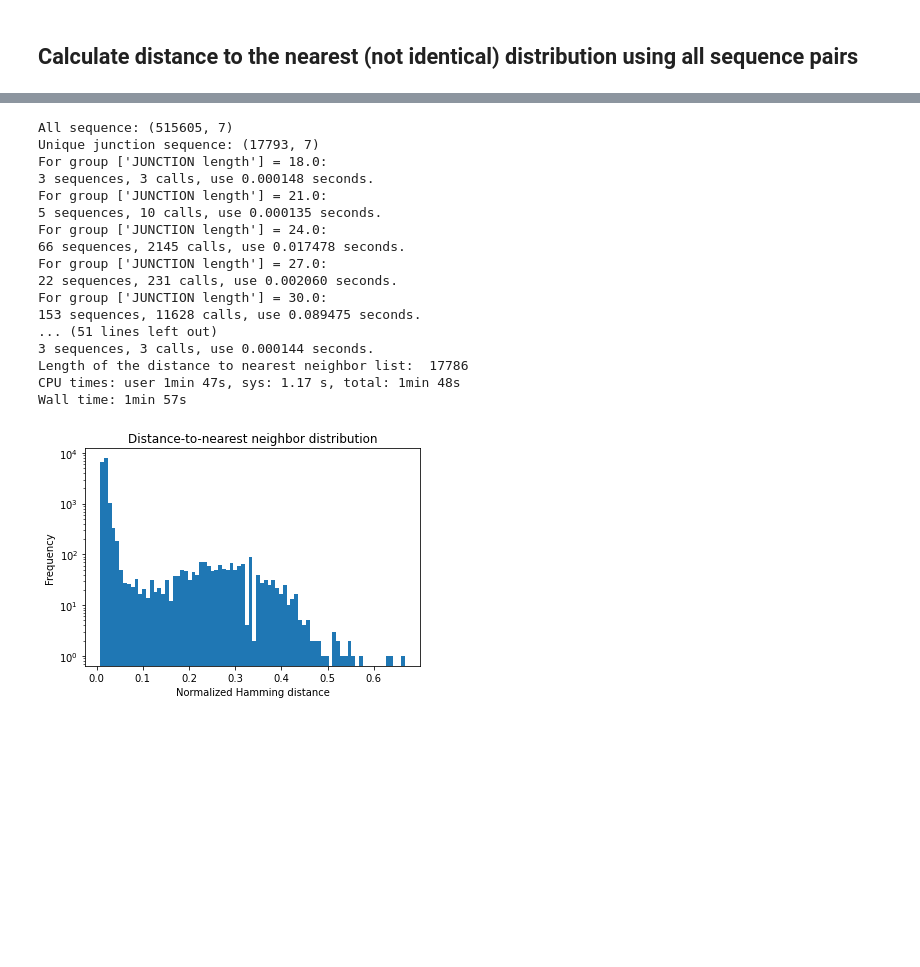
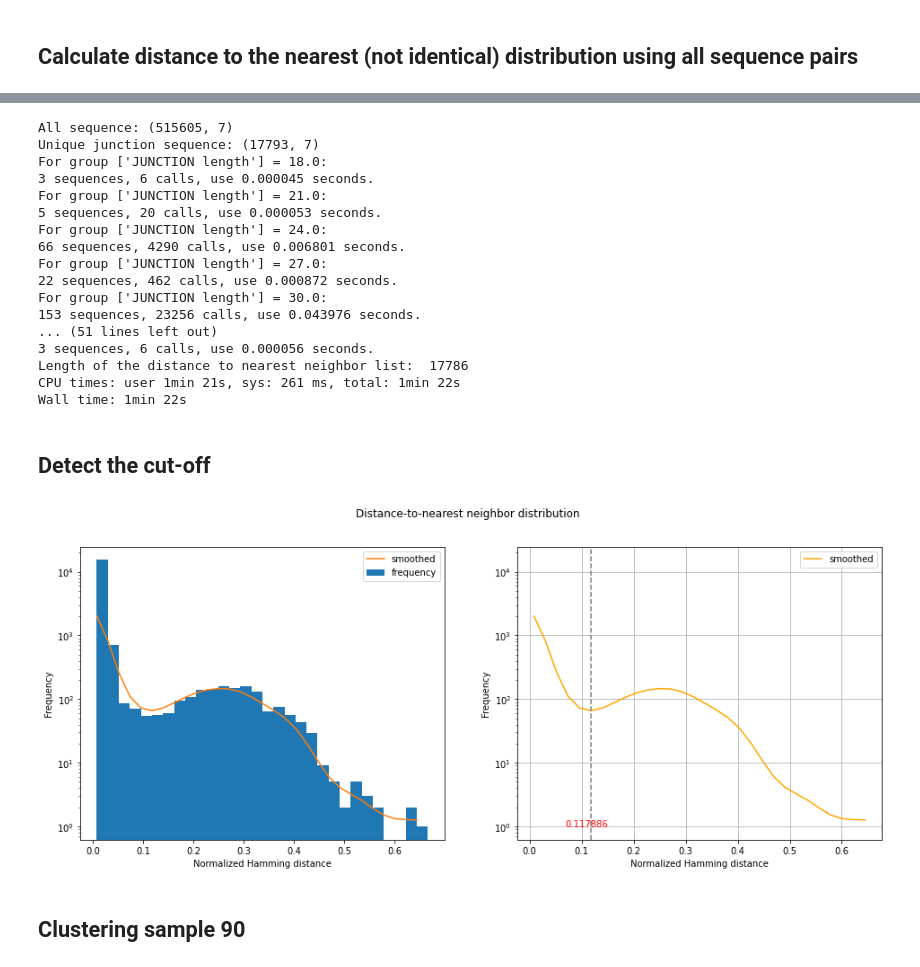
Before and after one commit to RoseYuan/BCR_Clone_Identification, a Jupyter notebook: Scripts/Alignment-based-cleaned.ipynb, the cells around one changed output, grey strips where cells are left out. Cells and saved outputs as stored; diff of their text form; code cells hidden in the pictures; blank space fills up the shorter version.

```diff
--- a/Scripts/Alignment-based-cleaned.ipynb
+++ b/Scripts/Alignment-based-cleaned.ipynb
@@ -6,3 +8,4 @@ pd.set_option('max_columns', None)
 # %%
 # path_data = "/Users/lou/Thesis/BCR_Clone_Identification/Data/"
-path_data = "/Users/lou/Box/Human Lymph Node/"
+# path_data = "/Users/lou/Box/Human Lymph Node/"
+path_data = "/home/siyuan/thesis/Data/"
@@ -166,32 +162,64 @@ df = pd.read_csv(outfile,sep='\t')
 print("All sequence:",df.shape)
 df_unique = df.drop_duplicates(subset="JUNCTION", ignore_index=True)
 print("Unique junction sequence:",df_unique.shape)
-d_to_nearest_all = cal_dist_to_nearest_all_exhaustive(df_unique,groupby=["JUNCTION length"])
+d_to_nearest_all,_ = cal_dist_to_nearest_all_exhaustive(df_unique,groupby=["JUNCTION length"])
 print("Length of the distance to nearest neighbor list: ",len(d_to_nearest_all))
 # %% [output]
 All sequence: (515605, 7)
 Unique junction sequence: (17793, 7)
 For group ['JUNCTION length'] = 18.0:
-3 sequences, 3 calls, use 0.000148 seconds.
+3 sequences, 6 calls, use 0.000045 seconds.
 For group ['JUNCTION length'] = 21.0:
-5 sequences, 10 calls, use 0.000135 seconds.
+5 sequences, 20 calls, use 0.000053 seconds.
 For group ['JUNCTION length'] = 24.0:
-66 sequences, 2145 calls, use 0.017478 seconds.
+66 sequences, 4290 calls, use 0.006801 seconds.
 For group ['JUNCTION length'] = 27.0:
-22 sequences, 231 calls, use 0.002060 seconds.
+22 sequences, 462 calls, use 0.000872 seconds.
 For group ['JUNCTION length'] = 30.0:
-153 sequences, 11628 calls, use 0.089475 seconds.
+153 sequences, 23256 calls, use 0.043976 seconds.
 ... (51 lines left out)
-3 sequences, 3 calls, use 0.000144 seconds.
+3 sequences, 6 calls, use 0.000056 seconds.
 Length of the distance to nearest neighbor list:  17786
-CPU times: user 1min 47s, sys: 1.17 s, total: 1min 48s
-Wall time: 1min 57s
+CPU times: user 1min 21s, sys: 261 ms, total: 1min 22s
+Wall time: 1min 22s
+# %% [markdown]
+## Detect the cut-off
 # %%
-plt.hist(d_to_nearest_all,bins=80)
-plt.yscale('log')
-plt.xlabel("Normalized Hamming distance")
-plt.ylabel("Frequency")
-plt.title("Distance-to-nearest neighbor distribution")
+bins=30
+cov = 1.5
+fig, ax = plt.subplots(1,2,figsize=(16,6))
+fig.suptitle("Distance-to-nearest neighbor distribution")
+
+# the histogram
+ax[0].hist(d_to_nearest_all,bins=bins,label="frequency")
+ax[0].set_yscale('log')
+
+ax[0].set_xlabel("Normalized Hamming distance to nearest")
+ax[0].set_ylabel("Frequency")
+
+# the smoothed curve
+freq = np.histogram(d_to_nearest_all, bins=bins)
+freq_pos = [f if f>0 else f+1 for f in freq[0]] # mask zero
+smoothed_freq0 = gaussian_filter1d(np.log(freq_pos),cov)
+ax[0].plot(freq[1][:-1],np.exp(smoothed_freq0), label='smoothed')
+ax[0].legend()
+
+# ___ detection of local minimums and maximums ___
+min_ind = (np.diff(np.sign(np.diff(smoothed_freq0))) > 0).nonzero()[0] + 1
+# local min
+loc_min = freq[1][min_ind]
+ax[1].plot(freq[1][:-1],np.exp(smoothed_freq0), label='smoothed',c='orange')
+ax[1].set_yscale('log')
+ax[1].set_xlabel("Normalized Hamming distance")
+ax[1].set_ylabel("Frequency")
+ax[1].set_ylim(ax[0].get_ylim())
+plt.axvline(loc_min,ymin=-0.002, linestyle='--', c='grey')
+plt.text(loc_min-0.05, 1, "%1f"%loc_min[0], color='red')
+plt.grid()
+ax[1].legend()
 plt.show()
+# plt.savefig(figname)
 # %% [output]
-[figure, old version]
+[figure, new version]
+# %% [markdown]
+## Clustering sample 90
```
Also changed, not shown: parts of 17 cells of this notebook, 5 other files.
